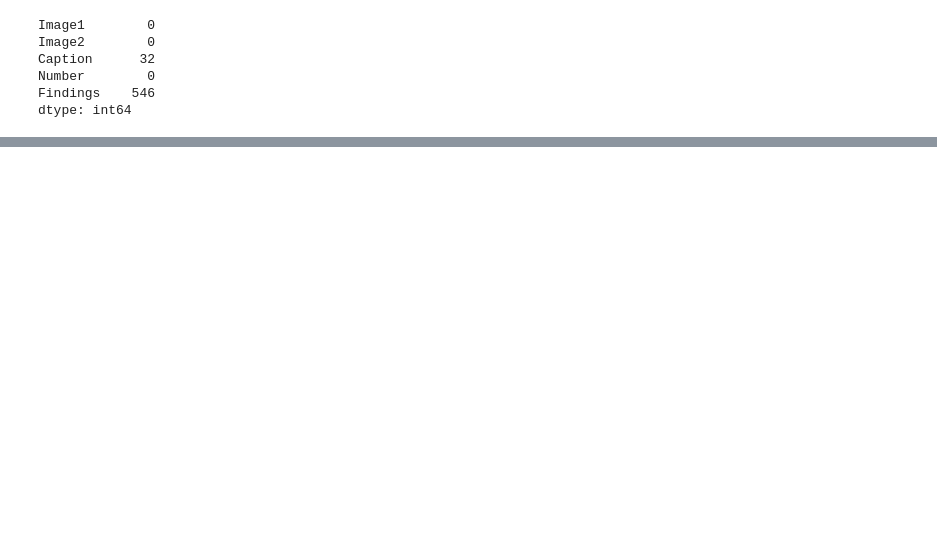
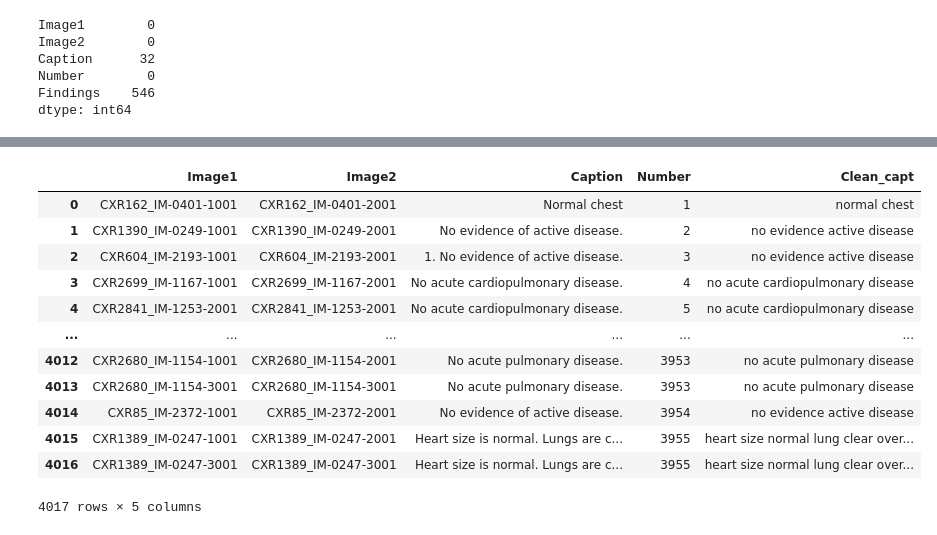
Before and after one commit to shuyuexu/4994finalproj-stage1, a Jupyter notebook: stage1.ipynb, the cells around one changed output, grey strips where cells are left out. Cells and saved outputs as stored; diff of their text form; code cells hidden in the pictures; blank space fills up the shorter version.

```diff
--- a/stage1.ipynb
+++ b/stage1.ipynb
@@ -278,0 +300,51 @@ df.head(5)
+# %%
+stop_words = stopwords.words('english')
+stop_words = [i for i in stop_words if i not in ['no','not','against','up','down','above','below']]
+lemmatizer = WordNetLemmatizer()
+
+def get_wordnet_pos(word):
+    """Map POS tag to first character lemmatize() accepts"""
+    tag = pos_tag([word])[0][1][0].upper()
+    tag_dict = {"J": wordnet.ADJ,
+                "N": wordnet.NOUN,
+                "V": wordnet.VERB,
+                "R": wordnet.ADV}
+
+    return tag_dict.get(tag, wordnet.NOUN)
+
+def clean_caption(x):
+    clean = []
+    for i in range(len(x)):
+
+        t = ''.join(re.split('[\'\"]',x[i]))
+        t = t.lower()
+        t = t.replace('follow up','followup')
+        t = t.replace('as above','')
+        t = t.replace('as below','')
+        t = t.replace('as described above','')
+        t = t.replace('as described below','')
+        t = t.replace('as discussed above','')
+        t = t.replace('as discussed below','')
+        t = ' '.join(re.split('[ -.,/!=;:\{\}\[\]]',t))
+        t = ''.join([i for i in t if not i.isdigit()])
+        t = ' '.join([word for word in t.split() if word not in (stop_words)])
+        t = ' '.join([lemmatizer.lemmatize(w, get_wordnet_pos(w)) for w in word_tokenize(t)])
+        clean.append(t)
+    return clean
+
+df['Clean_capt'] = clean_caption(df['Caption'])
+df
+# %% [output]
+|  | Image1 | Image2 | Caption | Number | Clean_capt |
+| 0 | CXR162_IM-0401-1001 | CXR162_IM-0401-2001 | Normal chest | 1 | normal chest |
+| 1 | CXR1390_IM-0249-1001 | CXR1390_IM-0249-2001 | No evidence of active disease. | 2 | no evidence active disease |
+| 2 | CXR604_IM-2193-1001 | CXR604_IM-2193-2001 | 1. No evidence of active disease. | 3 | no evidence active disease |
+| 3 | CXR2699_IM-1167-1001 | CXR2699_IM-1167-2001 | No acute cardiopulmonary disease. | 4 | no acute cardiopulmonary disease |
+| 4 | CXR2841_IM-1253-2001 | CXR2841_IM-1253-2001 | No acute cardiopulmonary disease. | 5 | no acute cardiopulmonary disease |
+| ... | ... | ... | ... | ... | ... |
+| 4012 | CXR2680_IM-1154-1001 | CXR2680_IM-1154-2001 | No acute pulmonary disease. | 3953 | no acute pulmonary disease |
+| 4013 | CXR2680_IM-1154-3001 | CXR2680_IM-1154-3001 | No acute pulmonary disease. | 3953 | no acute pulmonary disease |
+| 4014 | CXR85_IM-2372-1001 | CXR85_IM-2372-2001 | No evidence of active disease. | 3954 | no evidence active disease |
+| 4015 | CXR1389_IM-0247-1001 | CXR1389_IM-0247-2001 | Heart size is normal. Lungs are c... | 3955 | heart size normal lung clear over... |
+| 4016 | CXR1389_IM-0247-3001 | CXR1389_IM-0247-3001 | Heart size is normal. Lungs are c... | 3955 | heart size normal lung clear over... |
+4017 rows × 5 columns
```
Also changed, not shown: parts of 12 cells of this notebook.
